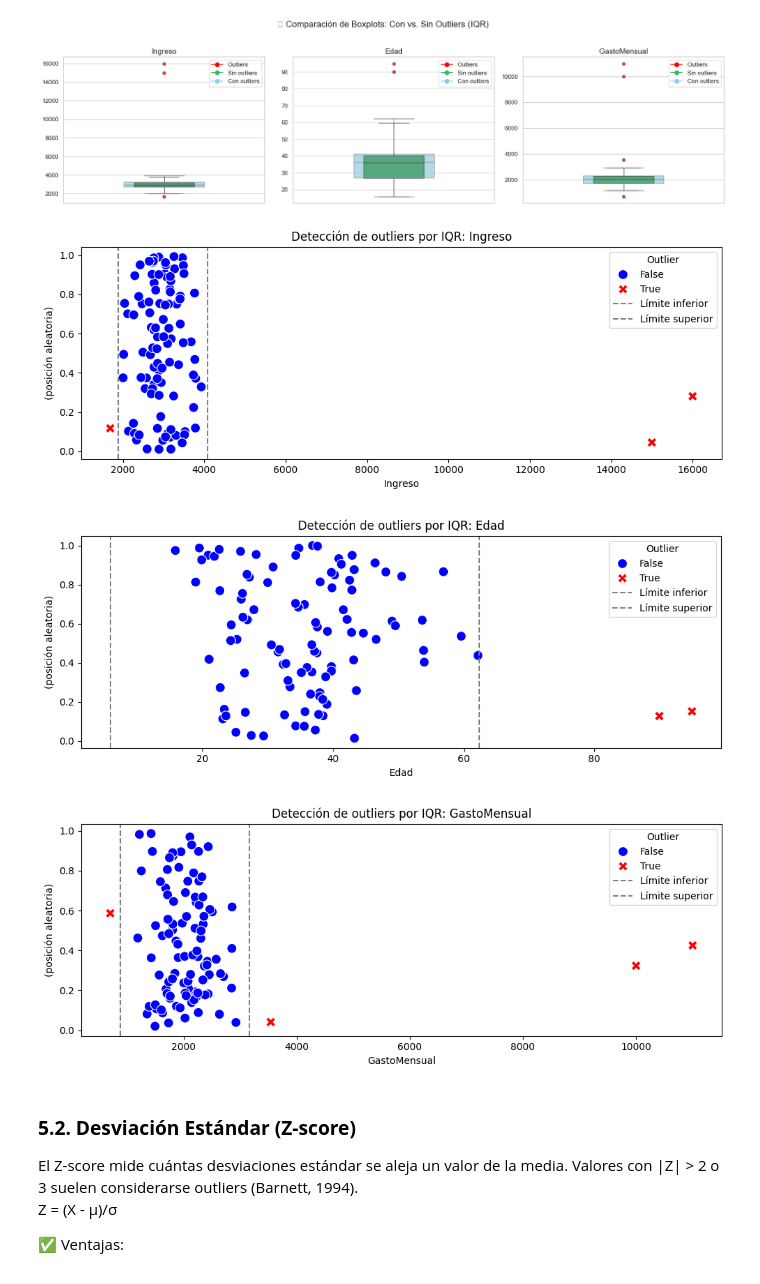
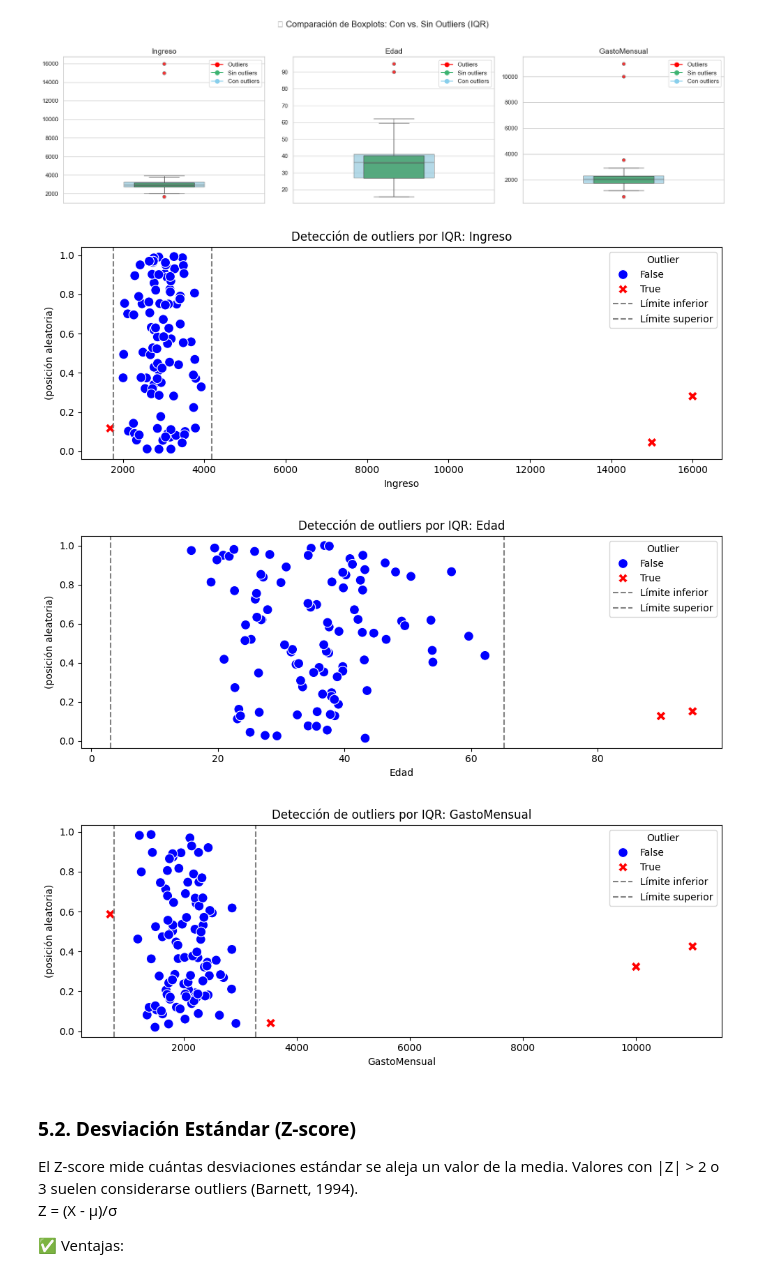
Before and after one commit to mariabda2/DataDrivenDecisionMaking, a Jupyter notebook: Tema 02 - Limpieza, transformación y preparación de datos.ipynb, the cells around one changed output. Cells and saved outputs as stored; diff of their text form; code cells hidden in the pictures.

```diff
--- a/Tema 02 - Limpieza, transformación y preparación de datos.ipynb
+++ b/Tema 02 - Limpieza, transformación y preparación de datos.ipynb
@@ -505,41 +505,41 @@ for col in df.columns:
     Q1 = df[col].quantile(0.25)
     Q3 = df[col].quantile(0.75)
     IQR = Q3 - Q1
-    lim_inf = Q1 - 1.5 * IQR
-    lim_sup = Q3 + 1.5 * IQR
+    lim_inf = Q1 - 1.7 * IQR
+    lim_sup = Q3 + 1.7 * IQR
 
     # Detectar outliers
     df['Outlier'] = (df[col] < lim_inf) | (df[col] > lim_sup)
 
     # Eje Y ficticio para visualización sin solapamiento
     df['y'] = np.random.uniform(0, 1, size=len(df))
 
     # Gráfica
     plt.figure(figsize=(10, 4))
     sns.scatterplot(
         data=df,
         x=col,
         y='y',
         hue='Outlier',
         palette={True: 'red', False: 'blue'},
         style='Outlier',
         markers={True: 'X', False: 'o'},
         s=100
     )
 
     plt.axvline(lim_inf, linestyle='--', color='gray', label='Límite inferior')
     plt.axvline(lim_sup, linestyle='--', color='gray', label='Límite superior')
 
     plt.title(f'Detección de outliers por IQR: {col}')
     plt.xlabel(col)
     plt.ylabel('(posición aleatoria)')
     plt.legend(title='Outlier')
     plt.tight_layout()
     plt.show()
 # %% [output]
-[figure, old version]
+[figure, new version]
-[figure, old version]
+[figure, new version]
-[figure, old version]
+[figure, new version]
 # %% [markdown]
 ### **5.2. Desviación Estándar (Z-score)**
 El Z-score mide cuántas desviaciones estándar se aleja un valor de la media. Valores con |Z| > 2 o 3 suelen considerarse outliers (Barnett, 1994).
```
Also changed, not shown: parts of 1 cell of this notebook, 4 other files.
